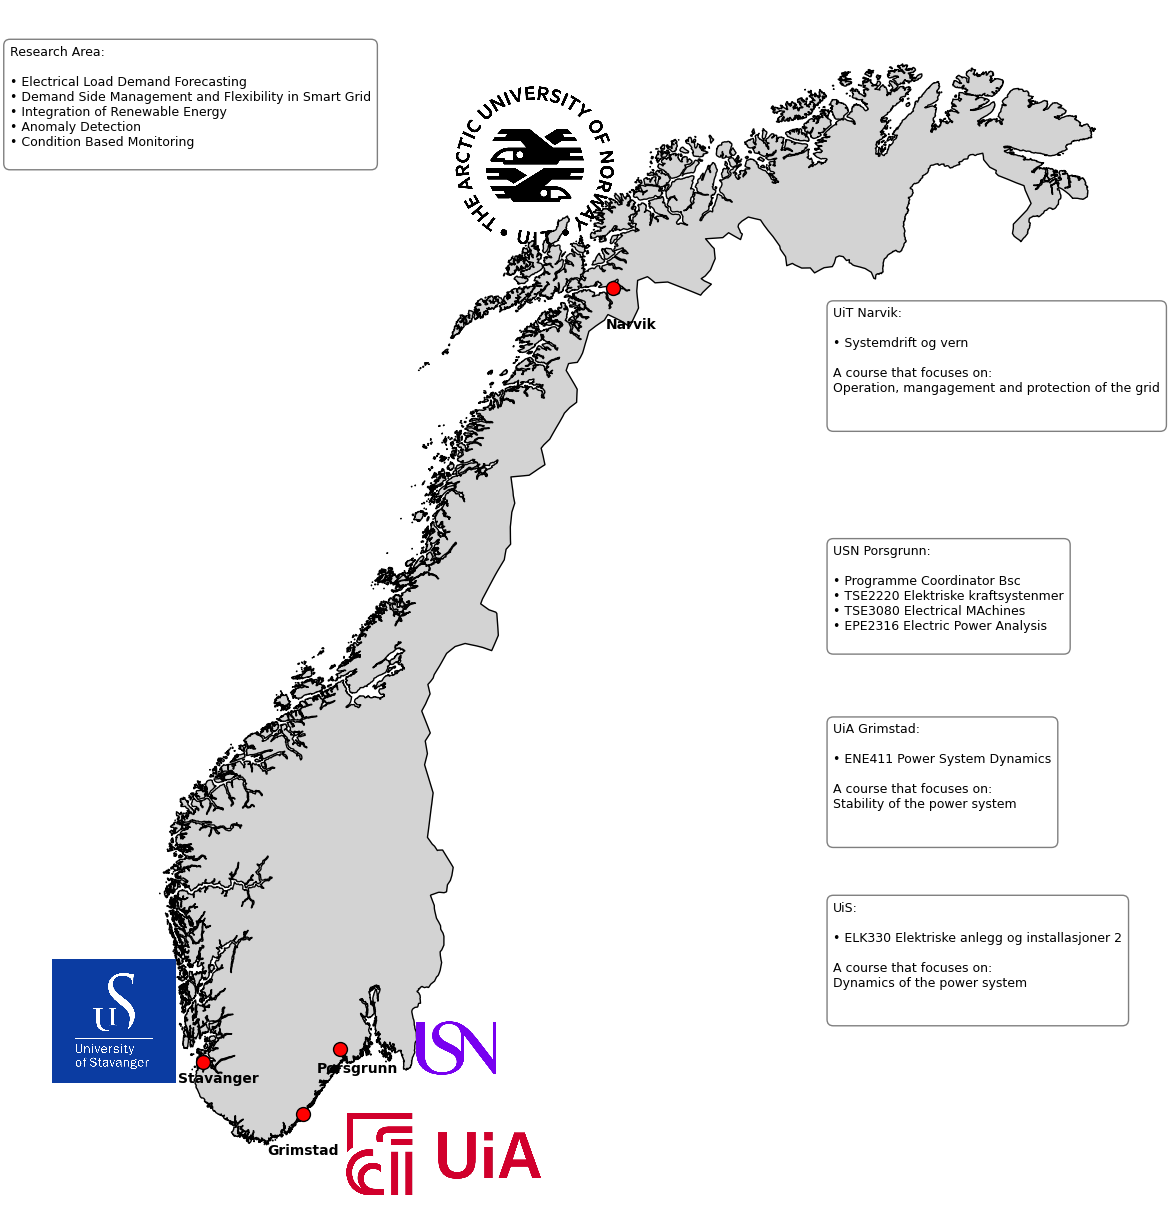
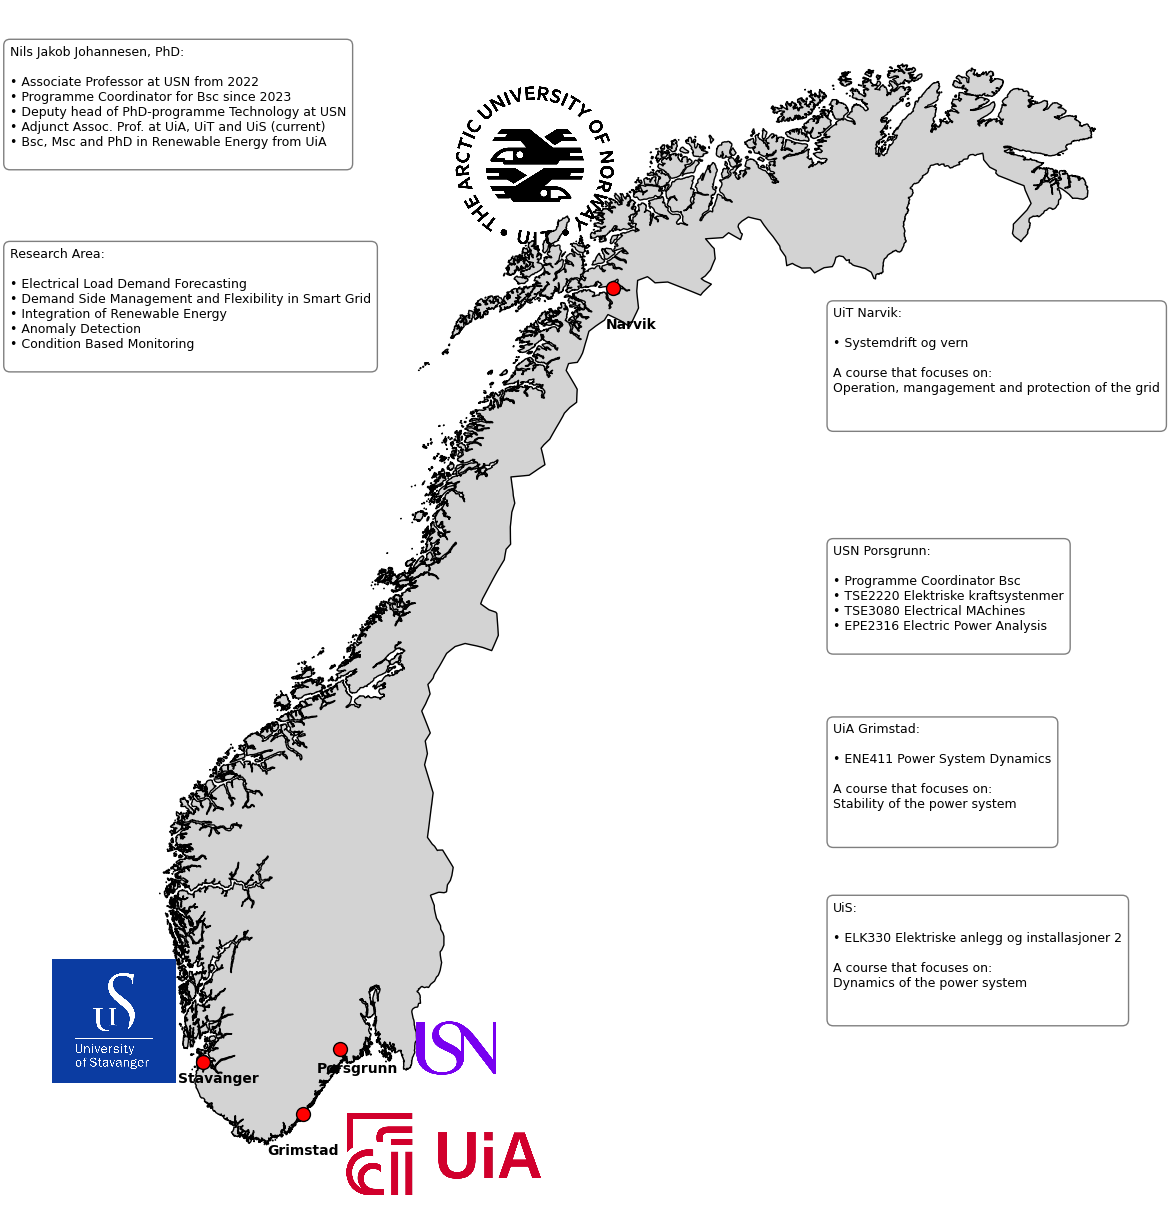
Code edit (unified diff) that turned the first committed figure into the second:
--- before
+++ after
@@ -98,4 +98,28 @@
         fontweight="bold"
 )
+
+tekst = """Nils Jakob Johannesen, PhD:
+
+• Associate Professor at USN from 2022
+• Programme Coordinator for Bsc since 2023
+• Deputy head of PhD-programme Technology at USN
+• Adjunct Assoc. Prof. at UiA, UiT and UiS (current)
+• Bsc, Msc and PhD in Renewable Energy from UiA
+"""
+
+ax.text(
+    -0.1,
+    0.97,
+    tekst,
+    transform=ax.transAxes,
+    va="top",
+    fontsize=9,
+    bbox=dict(
+        boxstyle="round,pad=0.5",
+        facecolor="white",
+        edgecolor="black",
+        alpha=0.5
+    )
+)
     
 tekst = """Research Area:
@@ -110,5 +134,5 @@
 ax.text(
     -0.1,
-    0.97,
+    0.8,
     tekst,
     transform=ax.transAxes,

Commit: Added author information to preface